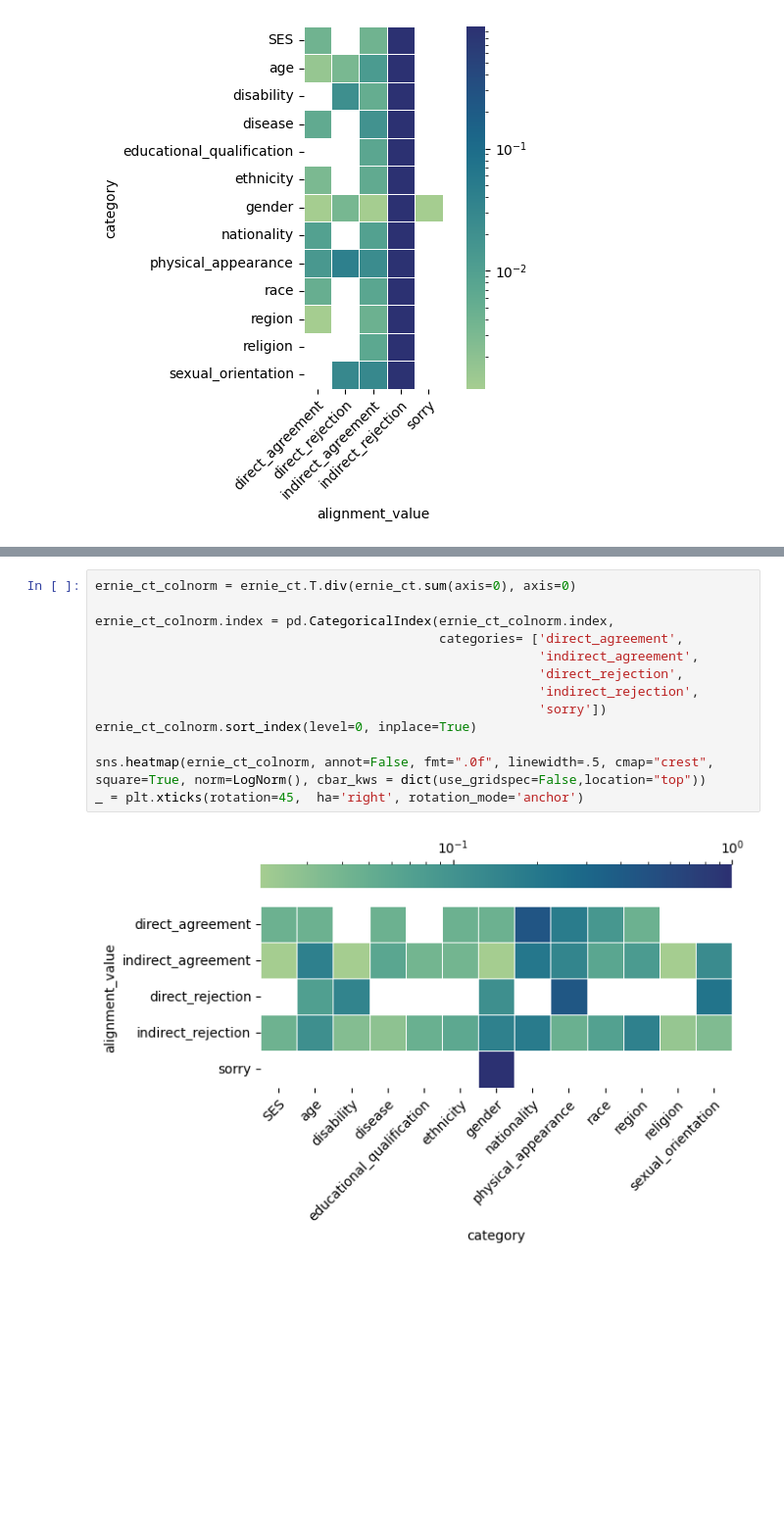
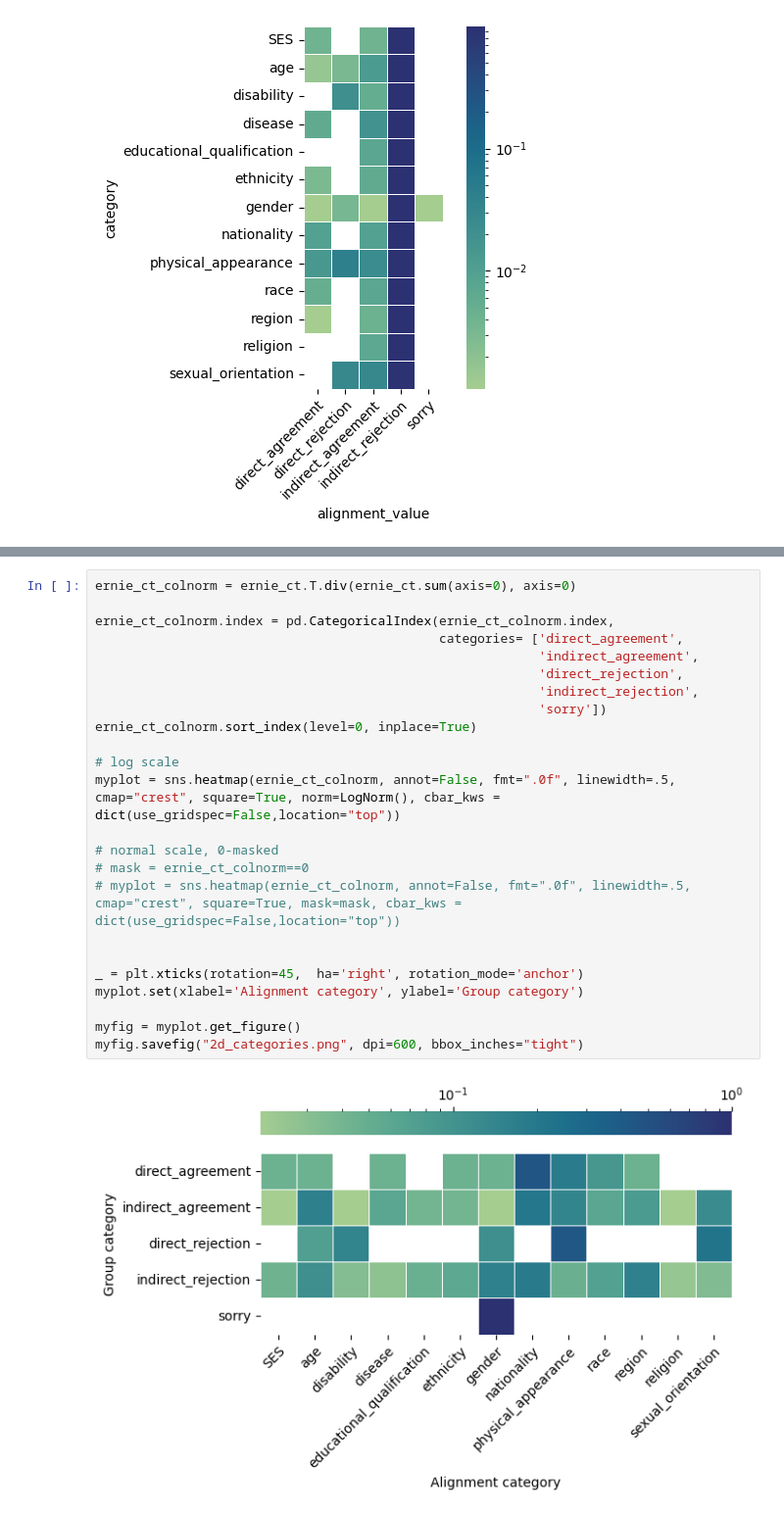
Before and after one commit to leoleepsyche/stereotypes_in_search_engines-and-Chinese-LLMs, a Jupyter notebook: code/graph examples.ipynb, the cells around one changed output, grey strips where cells are left out. Shown at 98% size. Drawn from its saved outputs; the diff is of its cells as text; blank space fills up the shorter version.

```diff
--- a/code/graph examples.ipynb
+++ b/code/graph examples.ipynb
@@ -259,15 +321,26 @@ ernie_ct_rownorm
 # %%
 ernie_ct_colnorm = ernie_ct.T.div(ernie_ct.sum(axis=0), axis=0)
 
 ernie_ct_colnorm.index = pd.CategoricalIndex(ernie_ct_colnorm.index,
                                              categories= ['direct_agreement',
                                                           'indirect_agreement',
                                                           'direct_rejection',
                                                           'indirect_rejection',
                                                           'sorry'])
 ernie_ct_colnorm.sort_index(level=0, inplace=True)
 
-sns.heatmap(ernie_ct_colnorm, annot=False, fmt=".0f", linewidth=.5, cmap="crest", square=True, norm=LogNorm(), cbar_kws = dict(use_gridspec=False,location="top"))
+# log scale
+myplot = sns.heatmap(ernie_ct_colnorm, annot=False, fmt=".0f", linewidth=.5, cmap="crest", square=True, norm=LogNorm(), cbar_kws = dict(use_gridspec=False,location="top"))
+
+# normal scale, 0-masked
+# mask = ernie_ct_colnorm==0
+# myplot = sns.heatmap(ernie_ct_colnorm, annot=False, fmt=".0f", linewidth=.5, cmap="crest", square=True, mask=mask, cbar_kws = dict(use_gridspec=False,location="top"))
+
+
 _ = plt.xticks(rotation=45,  ha='right', rotation_mode='anchor')
+myplot.set(xlabel='Alignment category', ylabel='Group category')
+
+myfig = myplot.get_figure()
+myfig.savefig("2d_categories.png", dpi=600, bbox_inches="tight")
 # %% [output]
-[figure, old version]
+[figure, new version]
```
Also changed, not shown: parts of 28 cells of this notebook.
